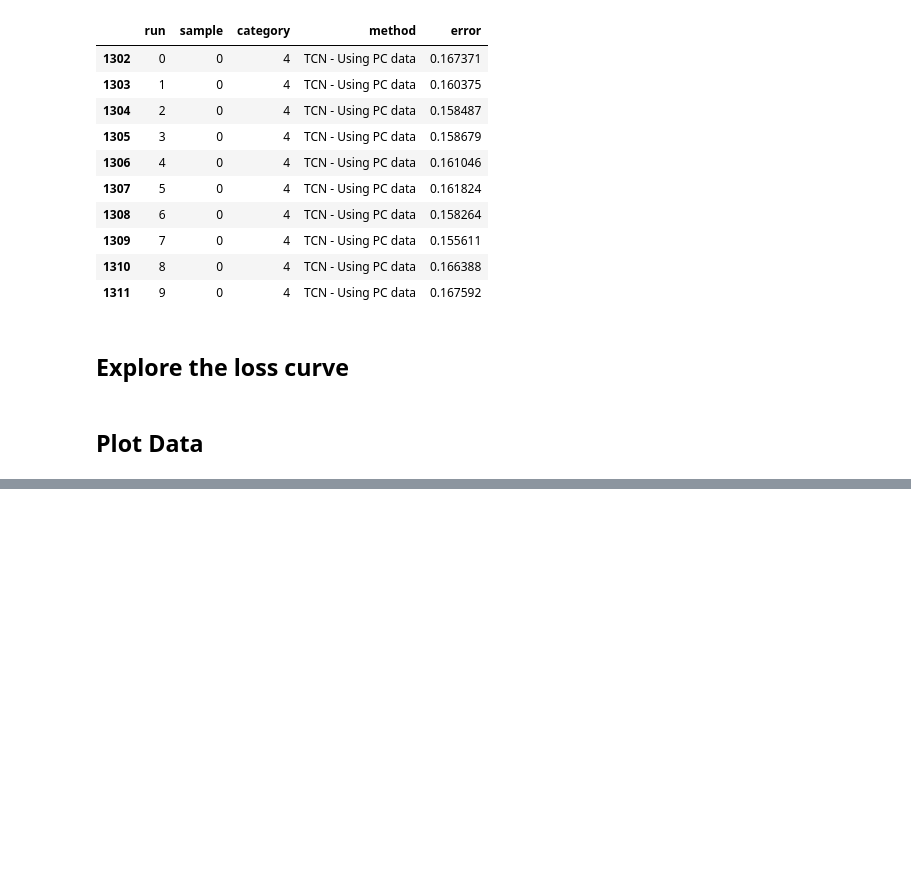
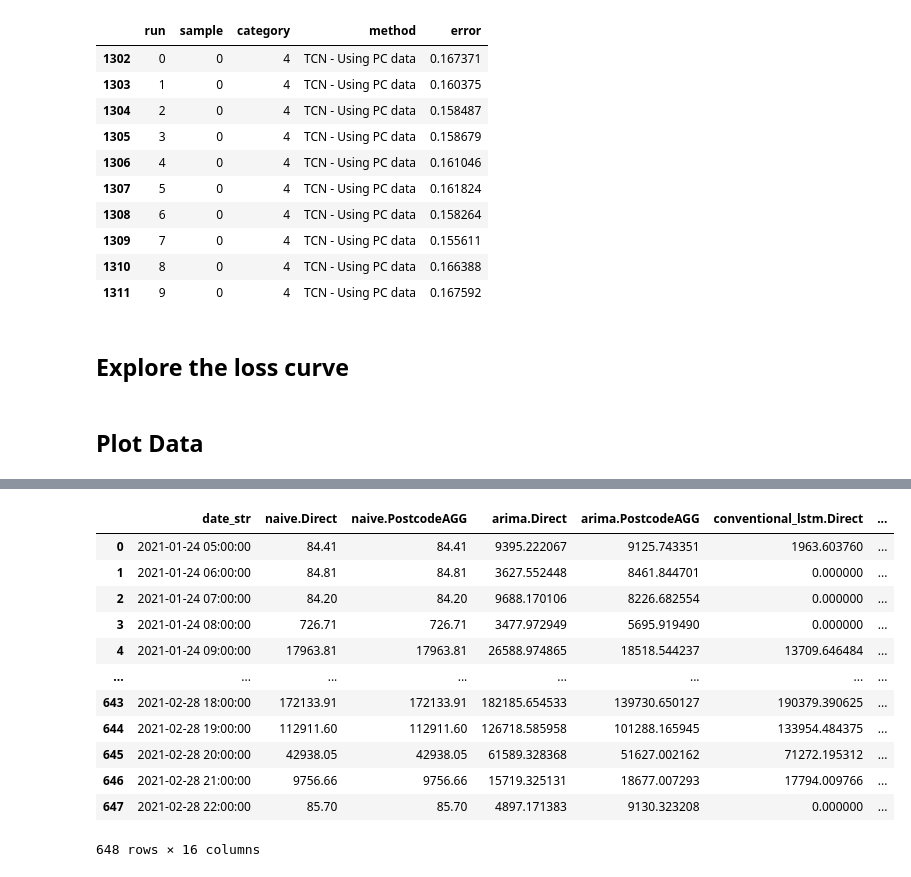
Before and after one commit to ManeeshaPerera/HTCNN-Forecasting, a Jupyter notebook: notebooks/swis_random_sample_results.ipynb, the cells around one changed output, grey strips where cells are left out. Drawn from its saved outputs; the diff is of its cells as text; code cells hidden in the pictures; blank space fills up the shorter version.

```diff
--- a/notebooks/swis_random_sample_results.ipynb
+++ b/notebooks/swis_random_sample_results.ipynb
@@ -598,0 +470,18 @@ OTHER_TS = [6254, 6284, 6312, 6317, 6391, 6401, 6426, 6509]
+# %%
+forecasts = pd.read_csv('../swis_combined_nn_results/new_forecasts.csv')
+# %%
+forecasts
+# %% [output]
+|  | date_str | naive.Direct | naive.PostcodeAGG | arima.Direct | arima.PostcodeAGG | conventional_lstm.Direct | ... |
+| 0 | 2021-01-24 05:00:00 | 84.41 | 84.41 | 9395.222067 | 9125.743351 | 1963.603760 | ... |
+| 1 | 2021-01-24 06:00:00 | 84.81 | 84.81 | 3627.552448 | 8461.844701 | 0.000000 | ... |
+| 2 | 2021-01-24 07:00:00 | 84.20 | 84.20 | 9688.170106 | 8226.682554 | 0.000000 | ... |
+| 3 | 2021-01-24 08:00:00 | 726.71 | 726.71 | 3477.972949 | 5695.919490 | 0.000000 | ... |
+| 4 | 2021-01-24 09:00:00 | 17963.81 | 17963.81 | 26588.974865 | 18518.544237 | 13709.646484 | ... |
+| ... | ... | ... | ... | ... | ... | ... | ... |
+| 643 | 2021-02-28 18:00:00 | 172133.91 | 172133.91 | 182185.654533 | 139730.650127 | 190379.390625 | ... |
+| 644 | 2021-02-28 19:00:00 | 112911.60 | 112911.60 | 126718.585958 | 101288.165945 | 133954.484375 | ... |
+| 645 | 2021-02-28 20:00:00 | 42938.05 | 42938.05 | 61589.328368 | 51627.002162 | 71272.195312 | ... |
+| 646 | 2021-02-28 21:00:00 | 9756.66 | 9756.66 | 15719.325131 | 18677.007293 | 17794.009766 | ... |
+| 647 | 2021-02-28 22:00:00 | 85.70 | 85.70 | 4897.171383 | 9130.323208 | 0.000000 | ... |
+648 rows × 16 columns
```
Also changed, not shown: parts of 3 cells of this notebook.
